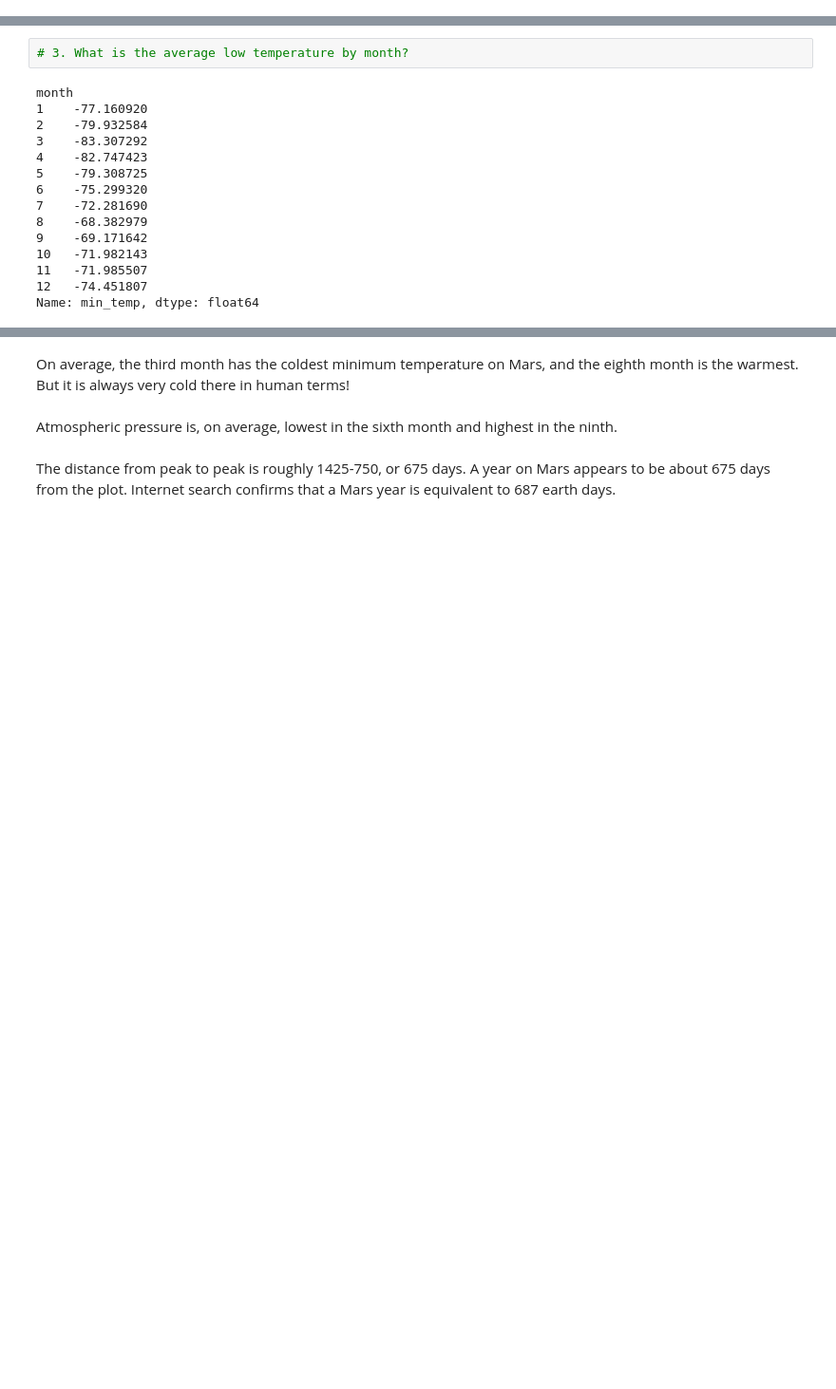
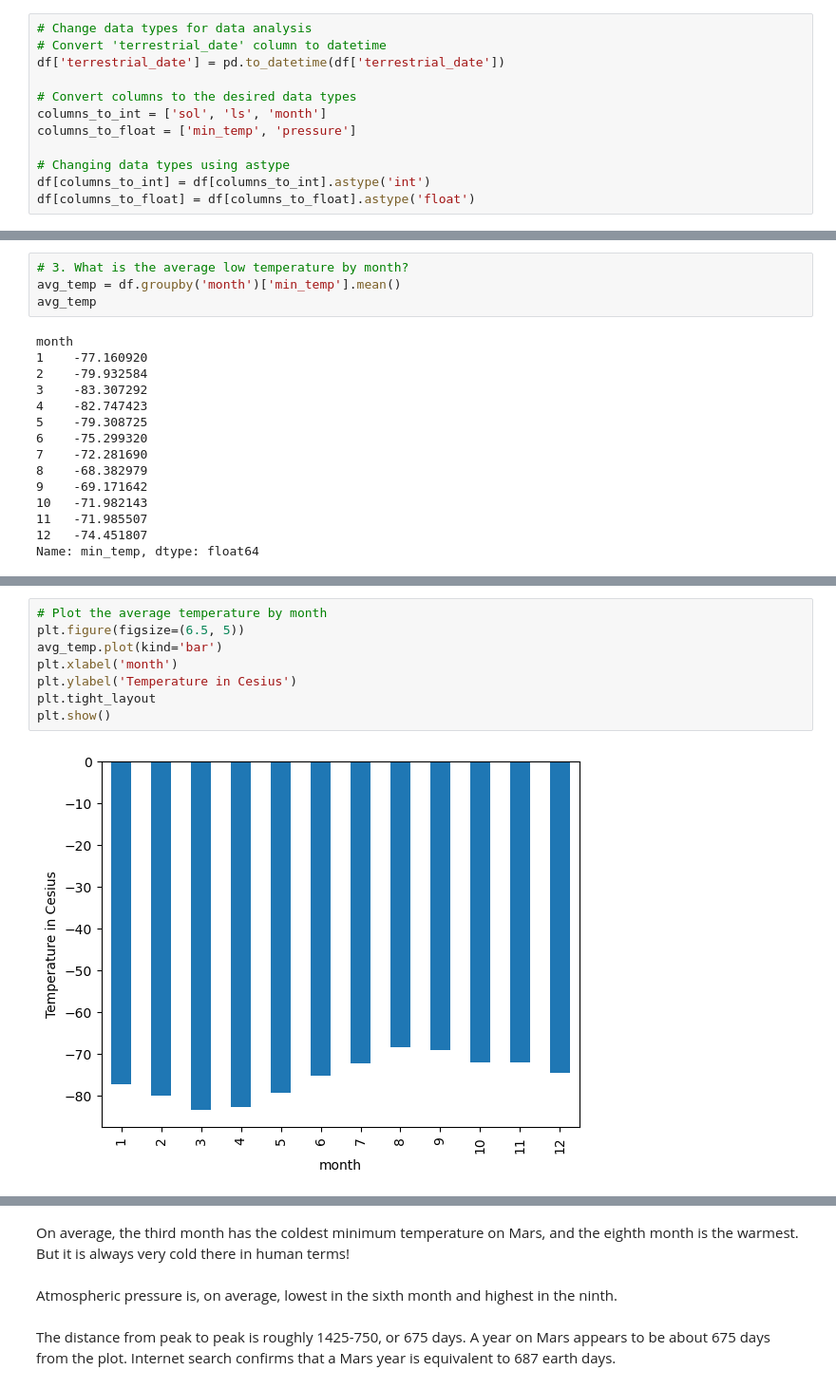
Before and after one commit to sentvivi/Exploring_Mars_Web_Scraping_and_Data_Analysis_Expedition, a Jupyter notebook: Starter_Code/part_2_mars_weather.ipynb, the cells around one changed output, grey strips where cells are left out. Shown at 95% size. Drawn from its saved outputs; the diff is of its cells as text; blank space fills up the shorter version.

```diff
--- a/Starter_Code/part_2_mars_weather.ipynb
+++ b/Starter_Code/part_2_mars_weather.ipynb
@@ -103,2 +101,14 @@ dtype: object
+# %%
+# Change data types for data analysis
+# Convert 'terrestrial_date' column to datetime
+df['terrestrial_date'] = pd.to_datetime(df['terrestrial_date'])
+
+# Convert columns to the desired data types
+columns_to_int = ['sol', 'ls', 'month']
+columns_to_float = ['min_temp', 'pressure']
+
+# Changing data types using astype
+df[columns_to_int] = df[columns_to_int].astype('int')
+df[columns_to_float] = df[columns_to_float].astype('float')
 # %%
 # Confirm type changes were successful by examining data types again
@@ -149,6 +165,8 @@ Name: month, dtype: int64
 1867
 # %%
 # 3. What is the average low temperature by month?
+avg_temp = df.groupby('month')['min_temp'].mean()
+avg_temp
 # %% [output]
 month
 1    -77.160920
@@ -174,0 +185,10 @@ Name: min_temp, dtype: float64
+# %%
+# Plot the average temperature by month
+plt.figure(figsize=(6.5, 5))
+avg_temp.plot(kind='bar')
+plt.xlabel('month')
+plt.ylabel('Temperature in Cesius')
+plt.tight_layout
+plt.show()
+# %% [output]
+[figure, added]
```
Also changed, not shown: parts of 14 cells of this notebook, 3 other files.
